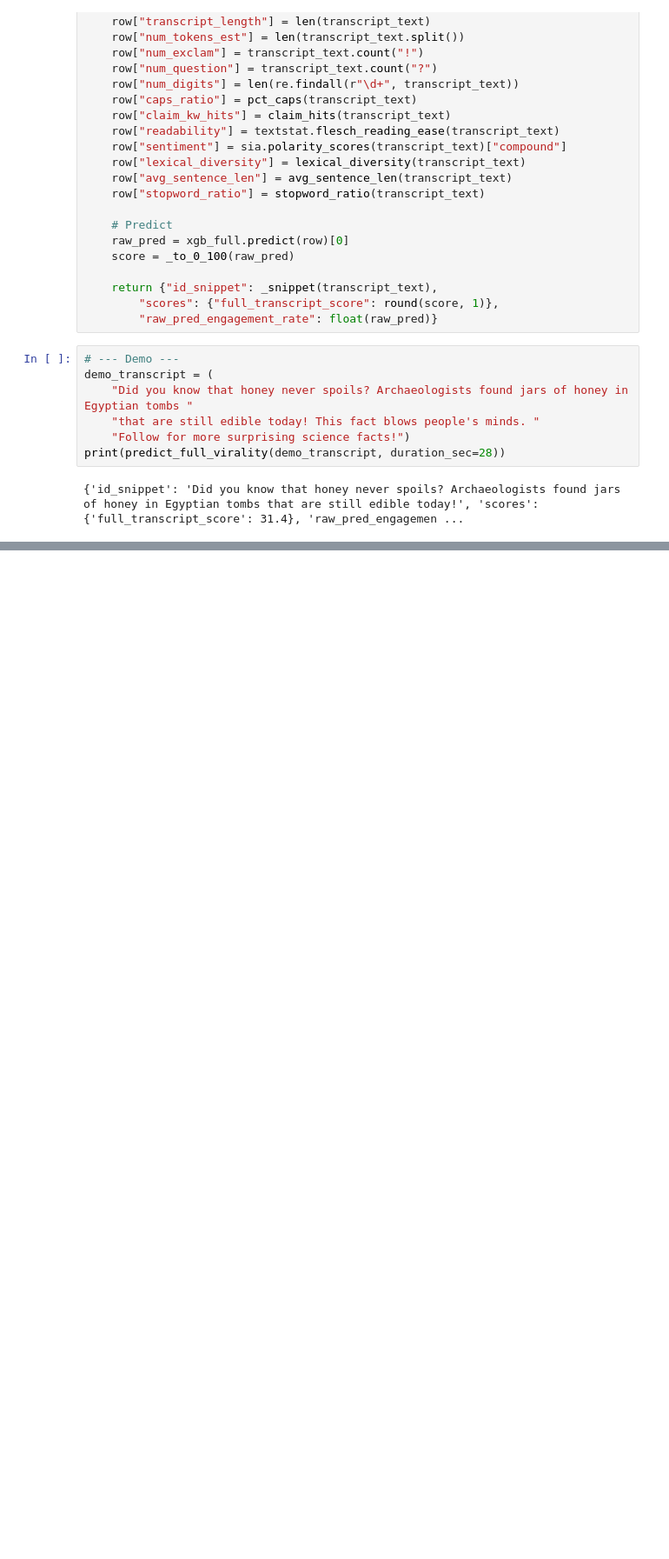
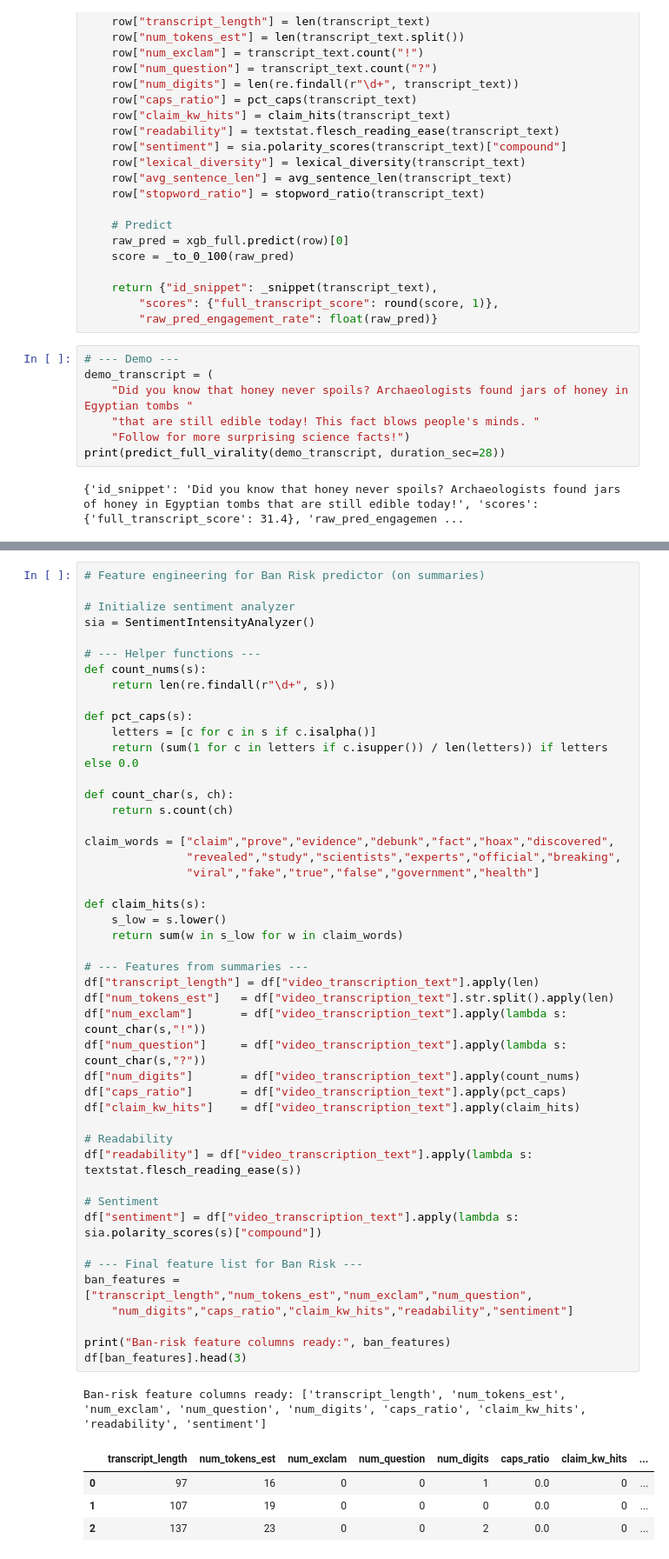
Before and after one commit to KrishaVeera/CreatorPilot, a Jupyter notebook: Tiktok_Model.ipynb, the cells around one changed output, grey strips where cells are left out. Shown at 87% size. Saved outputs shown, nothing was run; the diff lists cells and outputs as text; blank space fills up the shorter version.

```diff
--- a/Tiktok_Model.ipynb
+++ b/Tiktok_Model.ipynb
@@ -1524,0 +1537,52 @@ print(predict_full_virality(demo_transcript, duration_sec=28))
+# %%
+# Feature engineering for Ban Risk predictor (on summaries)
+
+# Initialize sentiment analyzer
+sia = SentimentIntensityAnalyzer()
+
+# --- Helper functions ---
+def count_nums(s):
+    return len(re.findall(r"\d+", s))
+
+def pct_caps(s):
+    letters = [c for c in s if c.isalpha()]
+    return (sum(1 for c in letters if c.isupper()) / len(letters)) if letters else 0.0
+
+def count_char(s, ch):
+    return s.count(ch)
+
+claim_words = ["claim","prove","evidence","debunk","fact","hoax","discovered",
+               "revealed","study","scientists","experts","official","breaking",
+               "viral","fake","true","false","government","health"]
+
+def claim_hits(s):
+    s_low = s.lower()
+    return sum(w in s_low for w in claim_words)
+
+# --- Features from summaries ---
+df["transcript_length"] = df["video_transcription_text"].apply(len)
+df["num_tokens_est"]   = df["video_transcription_text"].str.split().apply(len)
+df["num_exclam"]       = df["video_transcription_text"].apply(lambda s: count_char(s,"!"))
+df["num_question"]     = df["video_transcription_text"].apply(lambda s: count_char(s,"?"))
+df["num_digits"]       = df["video_transcription_text"].apply(count_nums)
+df["caps_ratio"]       = df["video_transcription_text"].apply(pct_caps)
+df["claim_kw_hits"]    = df["video_transcription_text"].apply(claim_hits)
+
+# Readability
+df["readability"] = df["video_transcription_text"].apply(lambda s: textstat.flesch_reading_ease(s))
+
+# Sentiment
+df["sentiment"] = df["video_transcription_text"].apply(lambda s: sia.polarity_scores(s)["compound"])
+
+# --- Final feature list for Ban Risk ---
+ban_features = ["transcript_length","num_tokens_est","num_exclam","num_question",
+    "num_digits","caps_ratio","claim_kw_hits","readability","sentiment"]
+
+print("Ban-risk feature columns ready:", ban_features)
+df[ban_features].head(3)
+# %% [output]
+Ban-risk feature columns ready: ['transcript_length', 'num_tokens_est', 'num_exclam', 'num_question', 'num_digits', 'caps_ratio', 'claim_kw_hits', 'readability', 'sentiment']
+|  | transcript_length | num_tokens_est | num_exclam | num_question | num_digits | caps_ratio | claim_kw_hits | ... |
+| 0 | 97 | 16 | 0 | 0 | 1 | 0.0 | 0 | ... |
+| 1 | 107 | 19 | 0 | 0 | 0 | 0.0 | 0 | ... |
+| 2 | 137 | 23 | 0 | 0 | 2 | 0.0 | 0 | ... |
```
Also changed, not shown: parts of 6 cells of this notebook.
